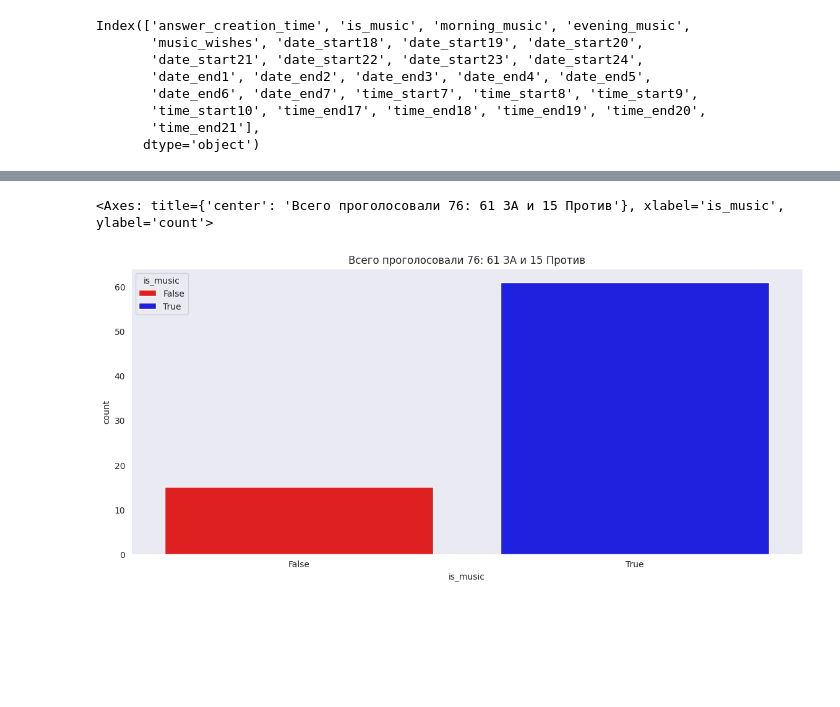
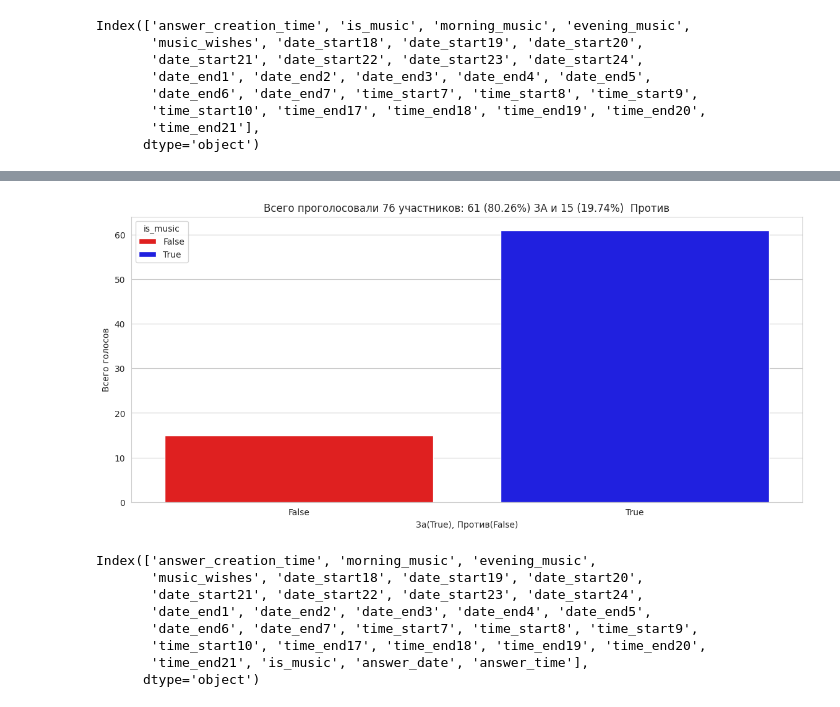
Before and after one commit to gerrenme/kaggle_courses, a Jupyter notebook: kaggle_data_visualization/school21_new_year_music.ipynb, the cells around one changed output, grey strips where cells are left out. Saved outputs shown, nothing was run; the diff lists cells and outputs as text; code cells hidden in the pictures; blank space fills up the shorter version.

Commit message:
finish to implement music stat

```diff
--- a/kaggle_data_visualization/school21_new_year_music.ipynb
+++ b/kaggle_data_visualization/school21_new_year_music.ipynb
@@ -312,7 +339,7 @@ new_year.drop(columns=["is_music"], inplace=True)
 new_year.rename(columns={"is_music_on": "is_music"}, inplace=True)
 new_year['is_music'] = new_year['is_music'].astype('category')
 
-new_year['answer_creation_time'] = pd.to_datetime(new_year['answer_creation_time'], errors='coerce', format="%H:%M:%S")
+new_year['answer_creation_time'] = pd.to_datetime(new_year['answer_creation_time'])
 
 new_year["answer_date"] = new_year['answer_creation_time'].dt.date
 new_year["answer_time"] = new_year['answer_creation_time'].dt.time
@@ -328,10 +352,0 @@ sum_by_dates = new_year.groupby()["answer_date"][]
-# %%
-plt.figure(figsize=(14, 6))
-plt.title("Время получения ответов")
-
-
-sns.set_style("dark")
-sns.lineplot(data=new_year["time"])
-# sns.scatterplot(x="date", y=new_year["time"], hue="is_music", data=new_year, palette=["red", "blue"])
-
-# sns.scatterplot(x=insurance_data["bmi"], y=insurance_data["charges"], hue="sex", data=insurance_data, palette=["red", "blue"])
@@ -344,10 +353,17 @@ ValueError: microsecond must be in 0..999999
 # %%
 plt.figure(figsize=(14, 6))
 total_voices = new_year["is_music"].value_counts()
+total_true = total_voices[True]
+total_false = total_voices[False]
+tt_percent = round(total_true / (total_true + total_false) * 100, 2)
 
-plt.title(f"Всего проголосовали {total_voices.sum()}: {total_voices[True]} ЗА и {total_voices[False]} Против")
-sns.set_style("dark")
+plt.title(f"Всего проголосовали {total_voices.sum()} участников: {total_true} ({tt_percent}%) ЗА и {total_false} ({round(100 - tt_percent, 2)}%)  Против")
+plt.xlabel("За(True), Против(False)")
+plt.ylabel("Всего голосов")
+
+sns.set_style("whitegrid")
 sns.countplot(x="is_music", data=new_year, hue="is_music", palette=["red", "blue"])
+
+plt.savefig("figures/is_music.png")
 # %% [output]
-<Axes: title={'center': 'Всего проголосовали 76: 61 ЗА и 15 Против'}, xlabel='is_music', ylabel='count'>
-[figure, old version]
+[figure, new version]
@@ -355,0 +370,11 @@ sns.countplot(x="is_music", data=new_year, hue="is_music", palette=["red", "blue
+# %%
+new_year.columns
+# %% [output]
+Index(['answer_creation_time', 'morning_music', 'evening_music',
+       'music_wishes', 'date_start18', 'date_start19', 'date_start20',
+       'date_start21', 'date_start22', 'date_start23', 'date_start24',
+       'date_end1', 'date_end2', 'date_end3', 'date_end4', 'date_end5',
+       'date_end6', 'date_end7', 'time_start7', 'time_start8', 'time_start9',
+       'time_start10', 'time_end17', 'time_end18', 'time_end19', 'time_end20',
+       'time_end21', 'is_music', 'answer_date', 'answer_time'],
+      dtype='object')
```
Also changed, not shown: parts of 10 cells of this notebook, 5 other files.
